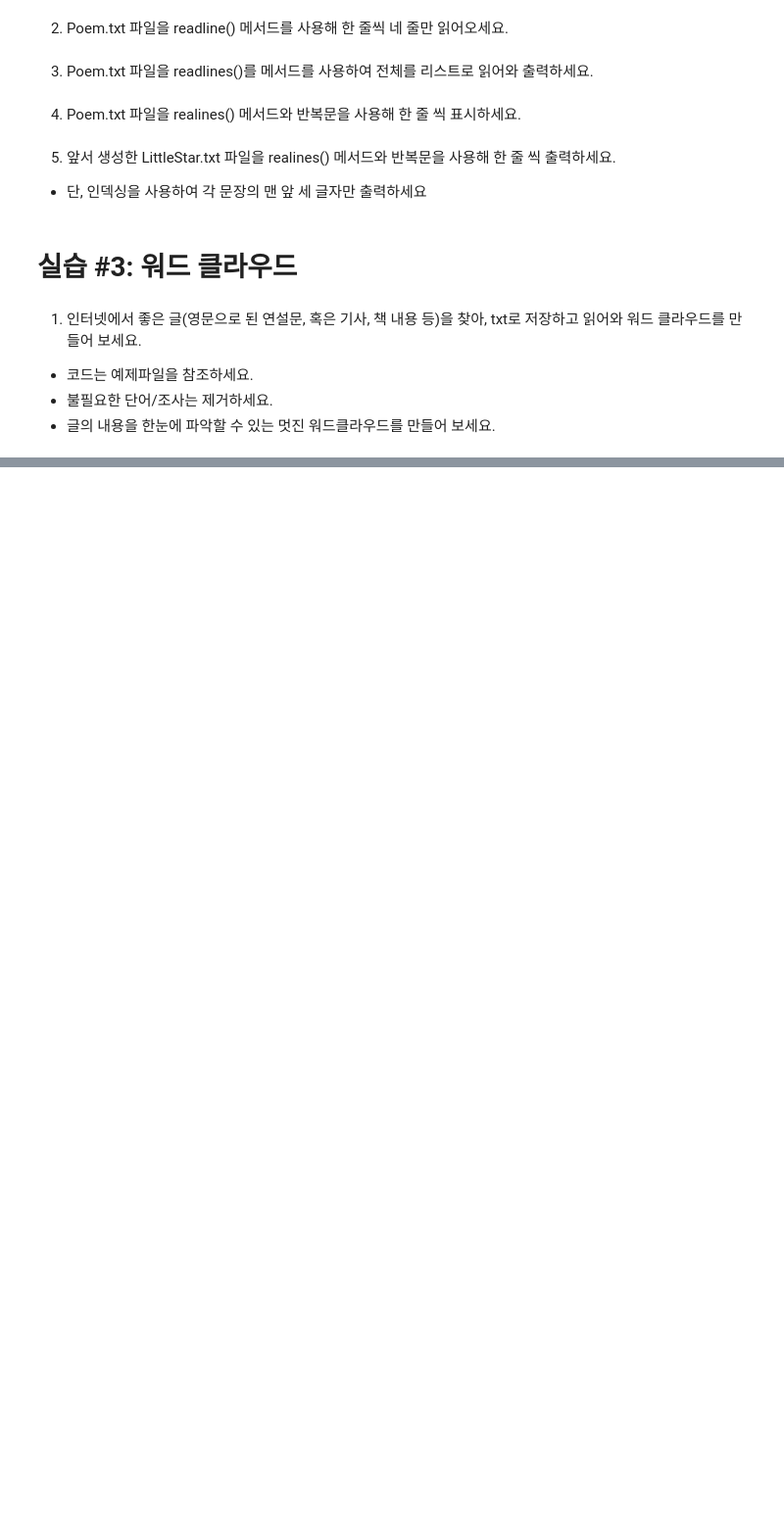
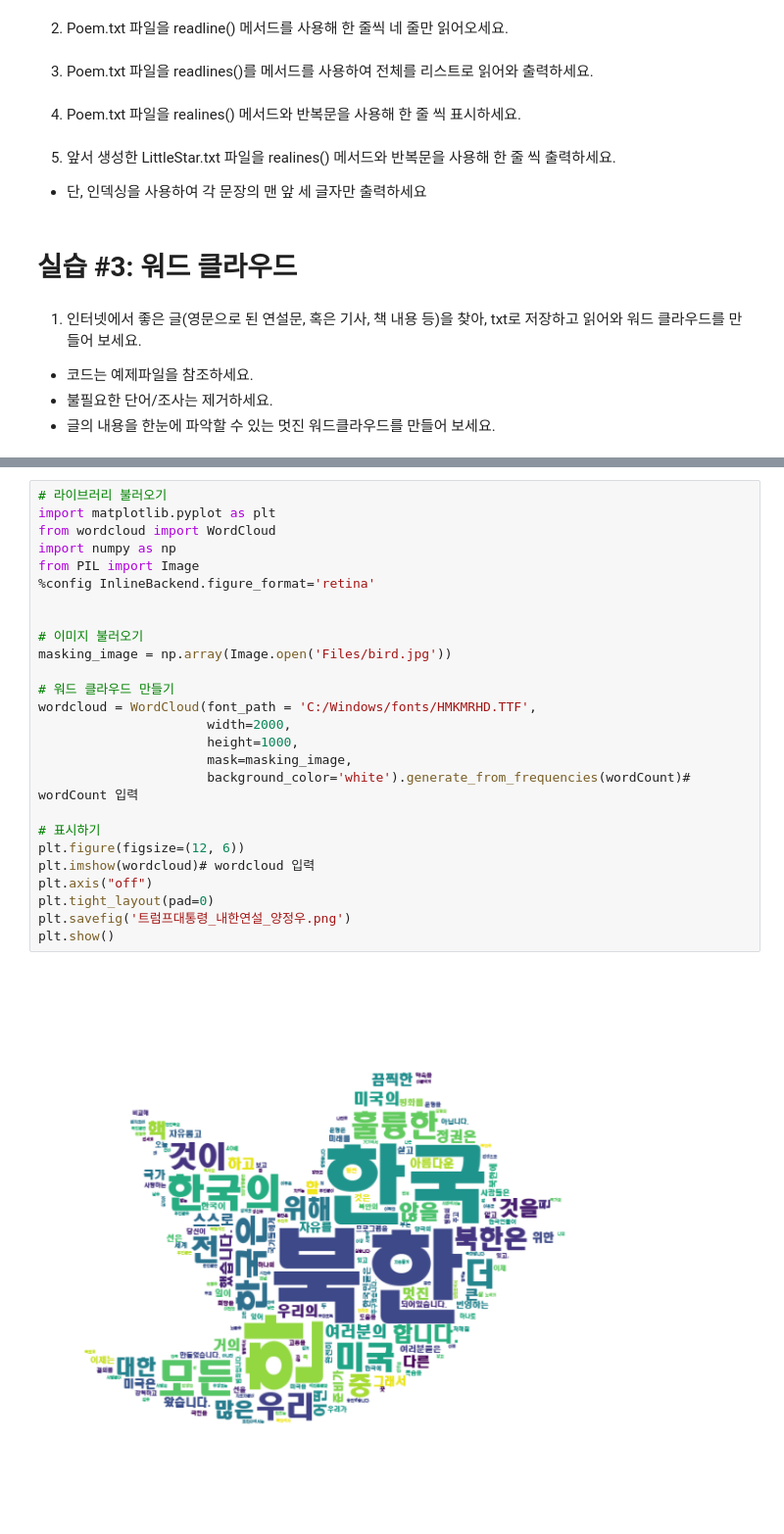
Before and after one commit to yangjung-woo/KT-Workspace, a Jupyter notebook: KT_AIVLE_DX_Regular_course/Week1/DX_데이터 다루기_실습자료/실습07 - 파일 읽고 쓰기.ipynb, the cells around one changed output, grey strips where cells are left out. Shown at 98% size. Saved outputs shown, nothing was run; the diff lists cells and outputs as text; blank space fills up the shorter version.

```diff
--- a/KT_AIVLE_DX_Regular_course/Week1/DX_데이터 다루기_실습자료/실습07 - 파일 읽고 쓰기.ipynb
+++ b/KT_AIVLE_DX_Regular_course/Week1/DX_데이터 다루기_실습자료/실습07 - 파일 읽고 쓰기.ipynb
@@ -66,0 +109,28 @@
+# %%
+# 라이브러리 불러오기
+import matplotlib.pyplot as plt
+from wordcloud import WordCloud
+import numpy as np
+from PIL import Image
+%config InlineBackend.figure_format='retina'
+
+
+# 이미지 불러오기
+masking_image = np.array(Image.open('Files/bird.jpg'))
+
+# 워드 클라우드 만들기
+wordcloud = WordCloud(font_path = 'C:/Windows/fonts/HMKMRHD.TTF',
+                      width=2000,
+                      height=1000,
+                      mask=masking_image,
+                      background_color='white').generate_from_frequencies(wordCount)# wordCount 입력
+
+# 표시하기
+plt.figure(figsize=(12, 6))
+plt.imshow(wordcloud)# wordcloud 입력
+plt.axis("off")
+plt.tight_layout(pad=0)
+plt.savefig('트럼프대통령_내한연설_양정우.png')
+plt.show()
+# %% [output]
+[figure, added]
```
Also changed, not shown: parts of 2 cells of this notebook, 8 other files.
